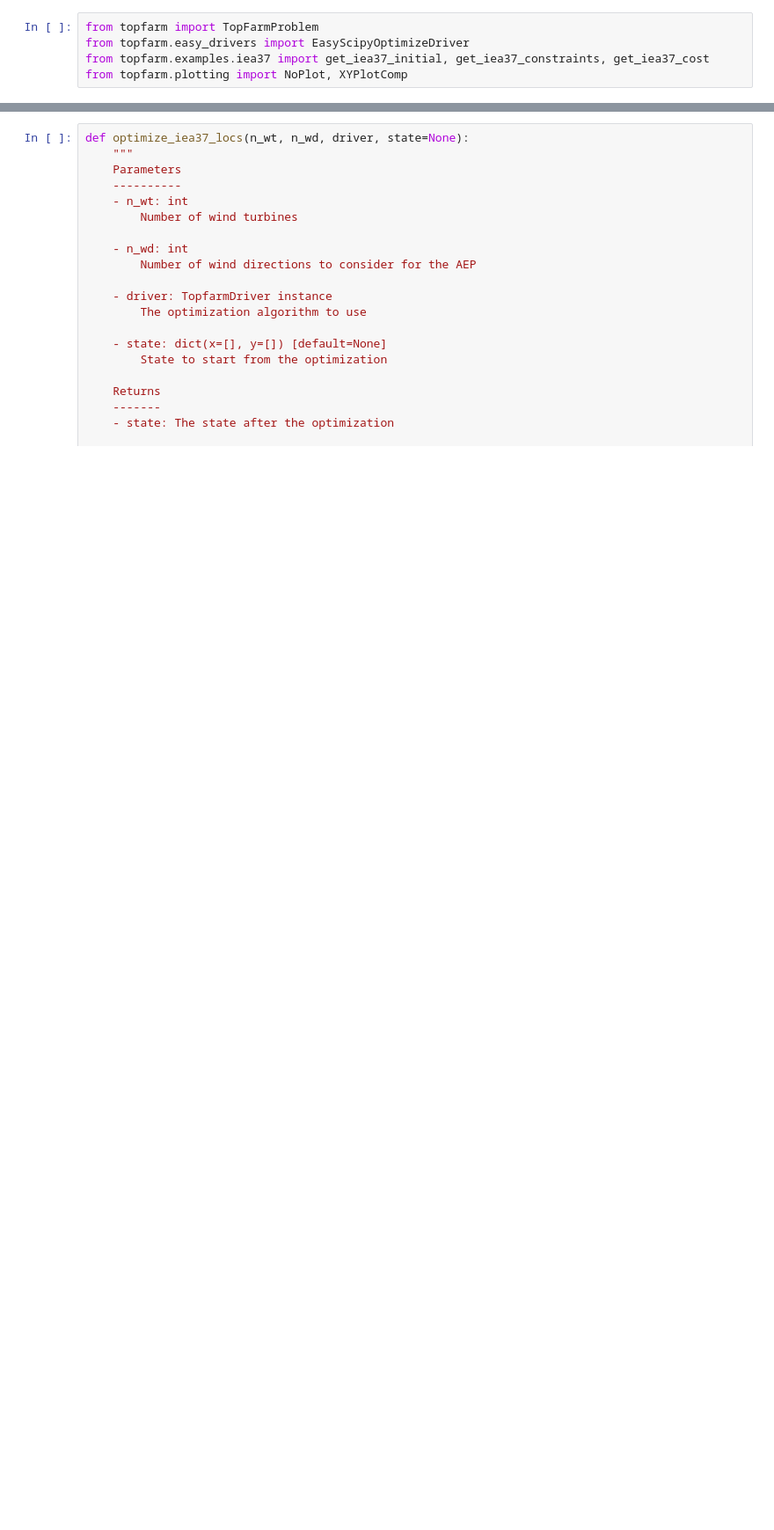
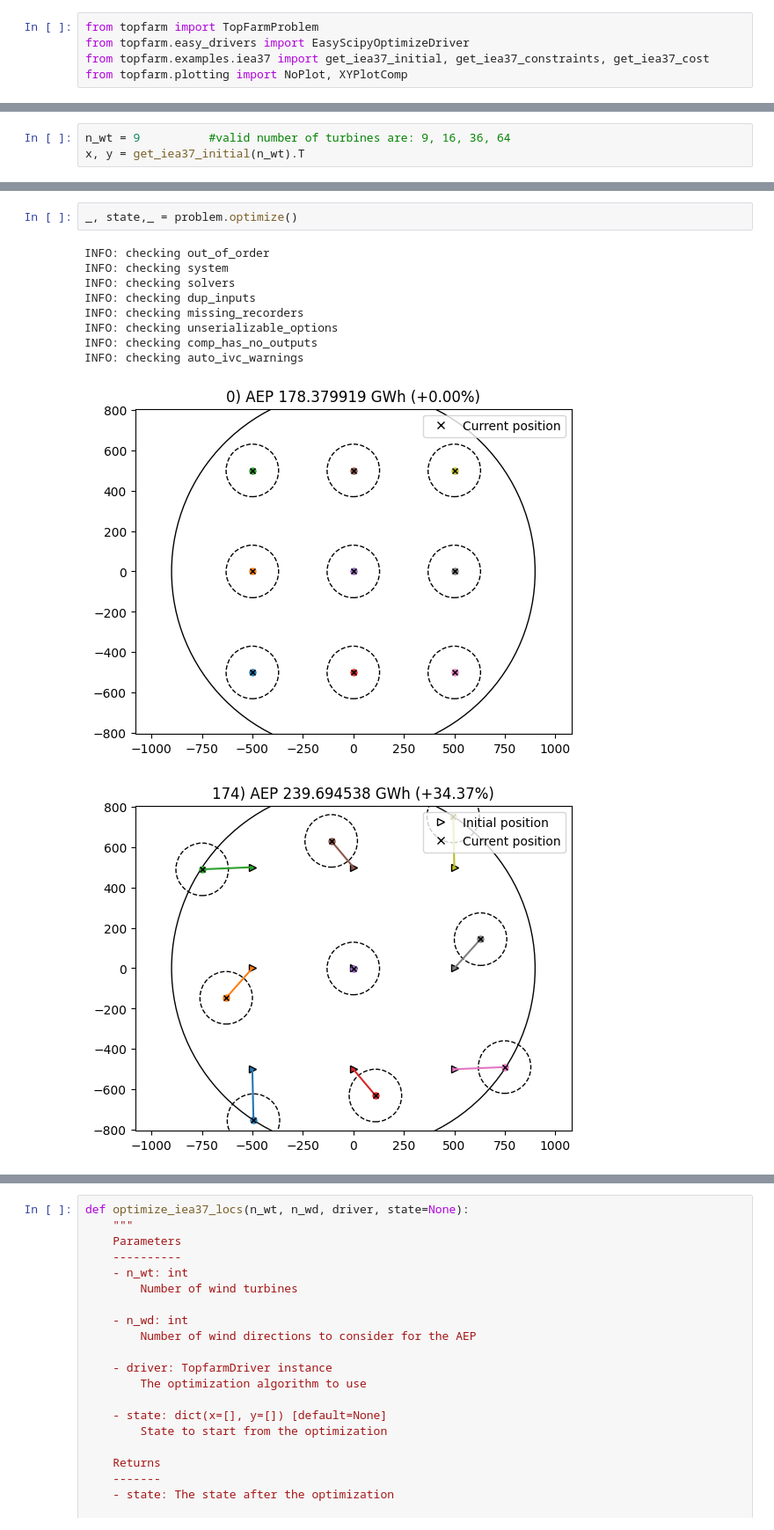
Before and after one commit to DTUWindEnergy/TopFarm2, a Jupyter notebook: docs/notebooks/problems.ipynb, the cells around one changed output, grey strips where cells are left out. Shown at 88% size. Saved outputs shown, nothing was run; the diff lists cells and outputs as text; blank space fills up the shorter version.

```diff
--- a/docs/notebooks/problems.ipynb
+++ b/docs/notebooks/problems.ipynb
@@ -43,0 +51,3 @@ This example optimizes the locations of the 9-turbine benchmark wind farm from I
+# %%
+n_wt = 9          #valid number of turbines are: 9, 16, 36, 64
+x, y = get_iea37_initial(n_wt).T
@@ -43,0 +113,13 @@ This example optimizes the locations of the 9-turbine benchmark wind farm from I
+# %%
+_, state,_ = problem.optimize()
+# %% [output]
+INFO: checking out_of_order
+INFO: checking system
+INFO: checking solvers
+INFO: checking dup_inputs
+INFO: checking missing_recorders
+INFO: checking unserializable_options
+INFO: checking comp_has_no_outputs
+INFO: checking auto_ivc_warnings
+[figure, added]
+[figure, added]
```
Also changed, not shown: parts of 23 cells of this notebook, 30 other files.
